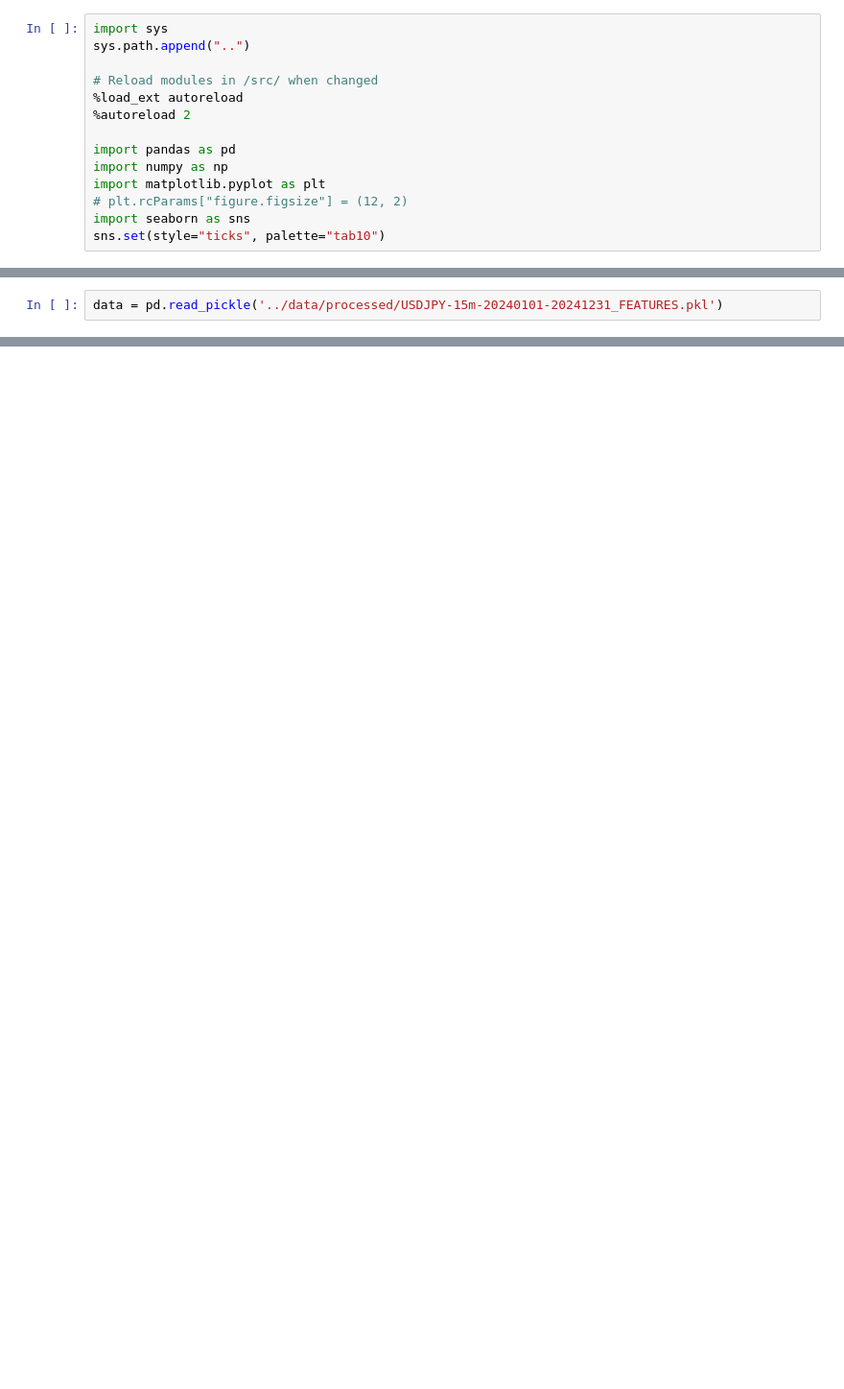
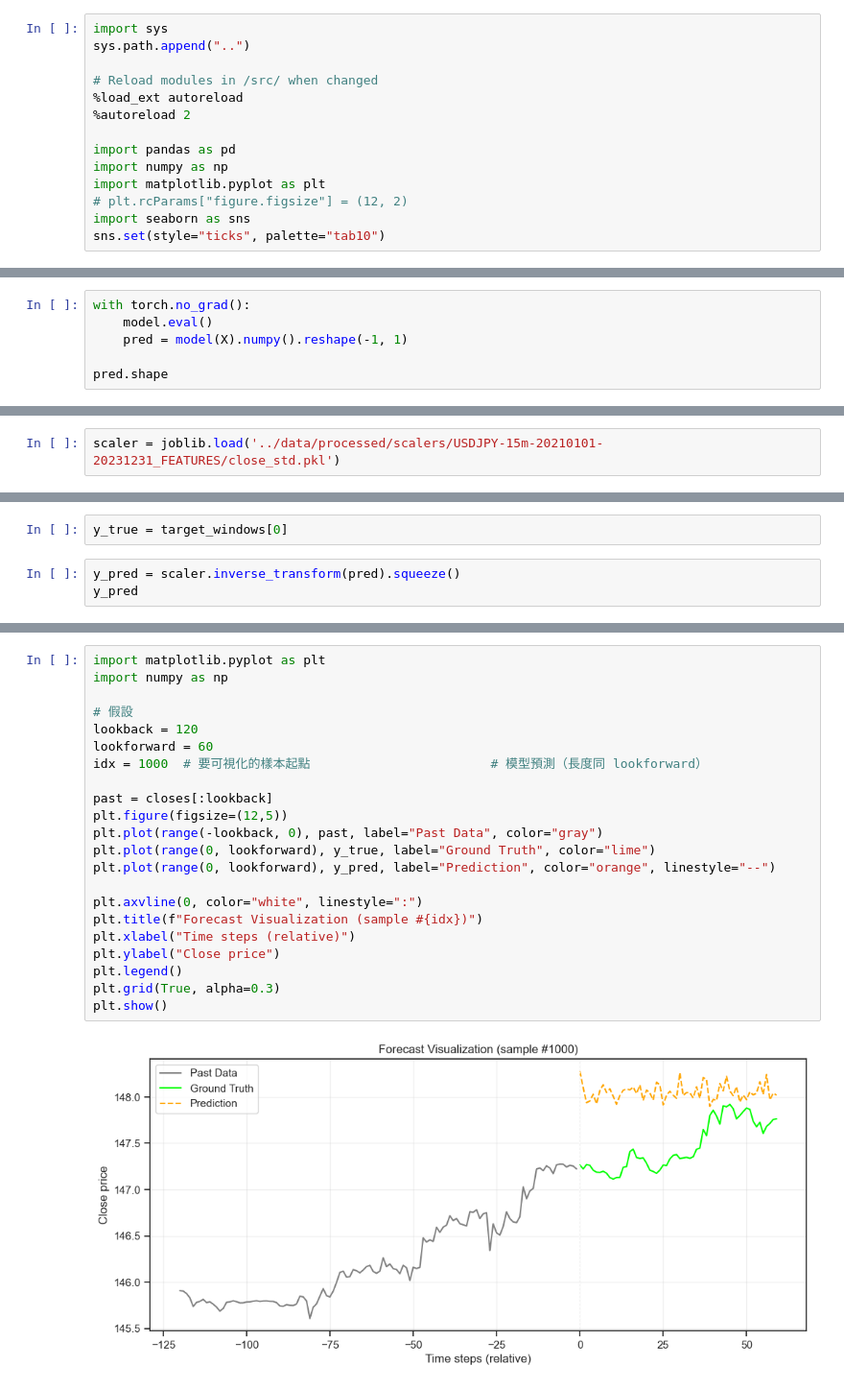
Before and after one commit to chillmelon/fxml, a Jupyter notebook: notebook/52 Regr Visualization.ipynb, the cells around one changed output, grey strips where cells are left out. Shown at 96% size. Drawn from its saved outputs; the diff is of its cells as text; blank space fills up the shorter version.

```diff
--- a/notebook/52 Regr Visualization.ipynb
+++ b/notebook/52 Regr Visualization.ipynb
@@ -20,0 +129,6 @@ from fxml.data.normalize_data import categorize_column
+# %%
+with torch.no_grad():
+    model.eval()
+    pred = model(X).numpy().reshape(-1, 1)
+
+pred.shape
@@ -21,2 +139,2 @@ from fxml.data.normalize_data import categorize_column
 # %%
-data = pd.read_pickle('../data/processed/USDJPY-15m-20240101-20241231_FEATURES.pkl')
+scaler = joblib.load('../data/processed/scalers/USDJPY-15m-20210101-20231231_FEATURES/close_std.pkl')
@@ -43,0 +141,5 @@ Reshape your data either using array.reshape(-1, 1) if your data has a single fe
+# %%
+y_true = target_windows[0]
+# %%
+y_pred = scaler.inverse_transform(pred).squeeze()
+y_pred
@@ -43,0 +169,24 @@ Reshape your data either using array.reshape(-1, 1) if your data has a single fe
+# %%
+import matplotlib.pyplot as plt
+import numpy as np
+
+# 假設
+lookback = 120
+lookforward = 60
+idx = 1000  # 要可視化的樣本起點                        # 模型預測（長度同 lookforward）
+
+past = closes[:lookback]
+plt.figure(figsize=(12,5))
+plt.plot(range(-lookback, 0), past, label="Past Data", color="gray")
+plt.plot(range(0, lookforward), y_true, label="Ground Truth", color="lime")
+plt.plot(range(0, lookforward), y_pred, label="Prediction", color="orange", linestyle="--")
+
+plt.axvline(0, color="white", linestyle=":")
+plt.title(f"Forecast Visualization (sample #{idx})")
+plt.xlabel("Time steps (relative)")
+plt.ylabel("Close price")
+plt.legend()
+plt.grid(True, alpha=0.3)
+plt.show()
+# %% [output]
+[figure, added]
```
Also changed, not shown: parts of 25 cells of this notebook, 13 other files.
